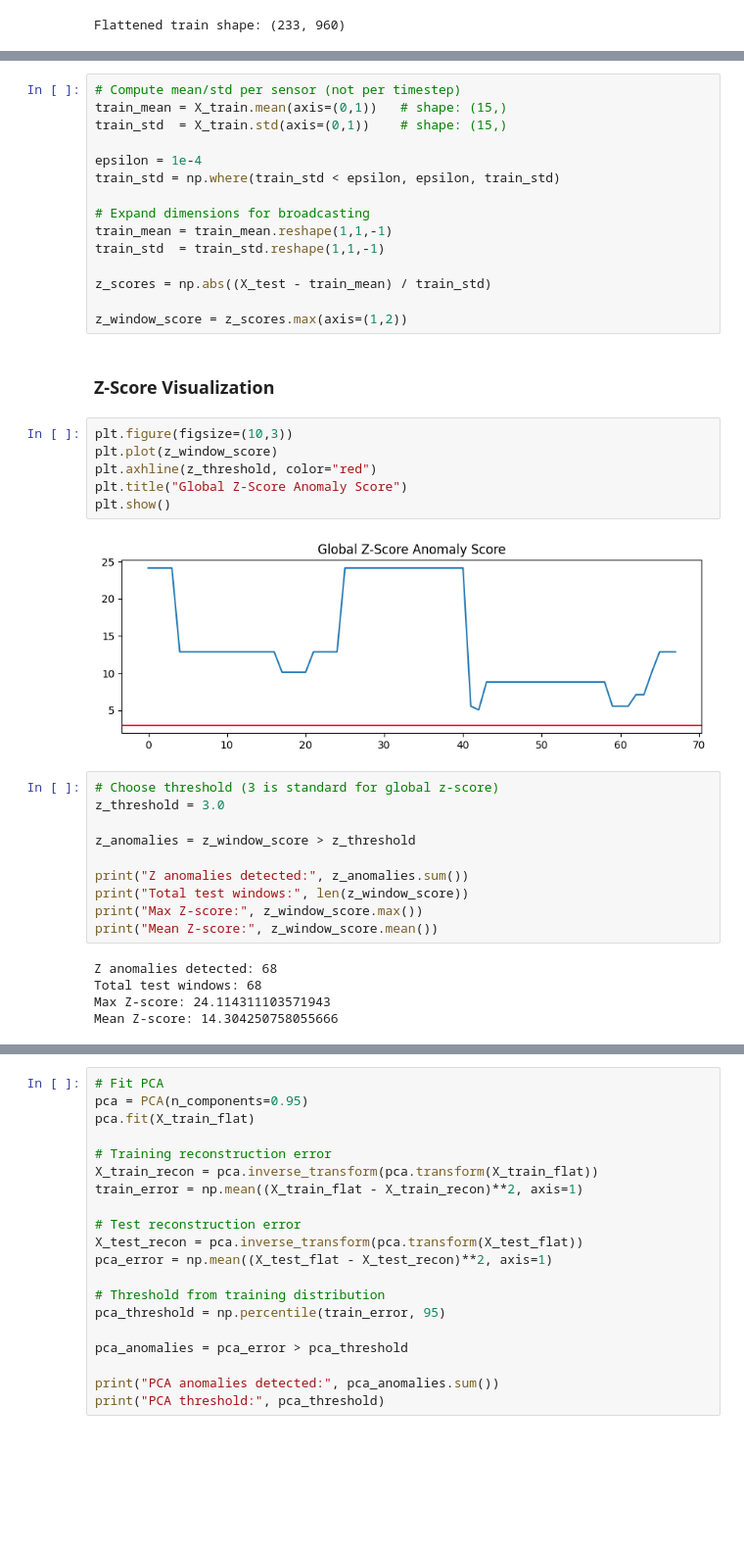
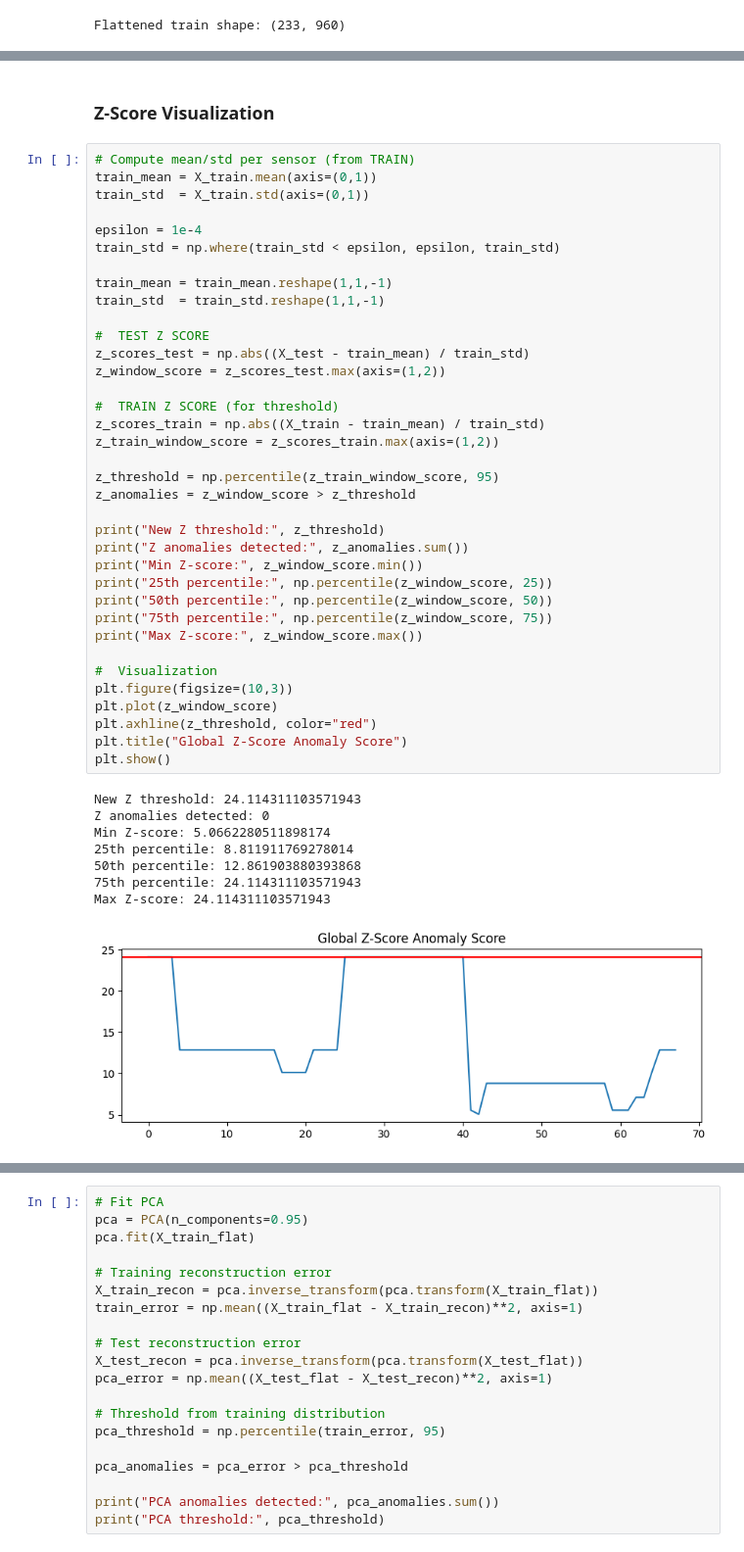
Before and after one commit to yuvanbruh/telemetry-anomaly-causal, a Jupyter notebook: notebooks/03_classical_baselines.ipynb, the cells around one changed output, grey strips where cells are left out. Shown at 98% size. Cells and saved outputs as stored; diff of their text form; blank space fills up the shorter version.

```diff
--- a/notebooks/03_classical_baselines.ipynb
+++ b/notebooks/03_classical_baselines.ipynb
@@ -58,40 +62,47 @@ We use max aggregation per window to avoid diluting localized spikes.
-# %%
-# Compute mean/std per sensor (not per timestep)
-train_mean = X_train.mean(axis=(0,1))   # shape: (15,)
-train_std  = X_train.std(axis=(0,1))    # shape: (15,)
-
-epsilon = 1e-4
-train_std = np.where(train_std < epsilon, epsilon, train_std)
-
-# Expand dimensions for broadcasting
-train_mean = train_mean.reshape(1,1,-1)
-train_std  = train_std.reshape(1,1,-1)
-
-z_scores = np.abs((X_test - train_mean) / train_std)
-
-z_window_score = z_scores.max(axis=(1,2))
 # %% [markdown]
 ### Z-Score Visualization
-# %%
-plt.figure(figsize=(10,3))
-plt.plot(z_window_score)
-plt.axhline(z_threshold, color="red")
-plt.title("Global Z-Score Anomaly Score")
-plt.show()
-# %% [output]
-[figure, removed]
 # %%
-# Choose threshold (3 is standard for global z-score)
-z_threshold = 3.0
+# Compute mean/std per sensor (from TRAIN)
+train_mean = X_train.mean(axis=(0,1))
+train_std  = X_train.std(axis=(0,1))
 
+epsilon = 1e-4
+train_std = np.where(train_std < epsilon, epsilon, train_std)
+
+train_mean = train_mean.reshape(1,1,-1)
+train_std  = train_std.reshape(1,1,-1)
+
+#  TEST Z SCORE
+z_scores_test = np.abs((X_test - train_mean) / train_std)
+z_window_score = z_scores_test.max(axis=(1,2))
+
+#  TRAIN Z SCORE (for threshold)
+z_scores_train = np.abs((X_train - train_mean) / train_std)
+z_train_window_score = z_scores_train.max(axis=(1,2))
+
+z_threshold = np.percentile(z_train_window_score, 95)
 z_anomalies = z_window_score > z_threshold
 
+print("New Z threshold:", z_threshold)
 print("Z anomalies detected:", z_anomalies.sum())
-print("Total test windows:", len(z_window_score))
+print("Min Z-score:", z_window_score.min())
+print("25th percentile:", np.percentile(z_window_score, 25))
+print("50th percentile:", np.percentile(z_window_score, 50))
+print("75th percentile:", np.percentile(z_window_score, 75))
 print("Max Z-score:", z_window_score.max())
-print("Mean Z-score:", z_window_score.mean())
+
+#  Visualization
+plt.figure(figsize=(10,3))
+plt.plot(z_window_score)
+plt.axhline(z_threshold, color="red")
+plt.title("Global Z-Score Anomaly Score")
+plt.show()
 # %% [output]
-Z anomalies detected: 68
-Total test windows: 68
+New Z threshold: 24.114311103571943
+Z anomalies detected: 0
+Min Z-score: 5.0662280511898174
+25th percentile: 8.811911769278014
+50th percentile: 12.861903880393868
+75th percentile: 24.114311103571943
 Max Z-score: 24.114311103571943
-Mean Z-score: 14.304250758055666
+[figure, added]
```
Also changed, not shown: parts of 11 cells of this notebook, 9 other files.
